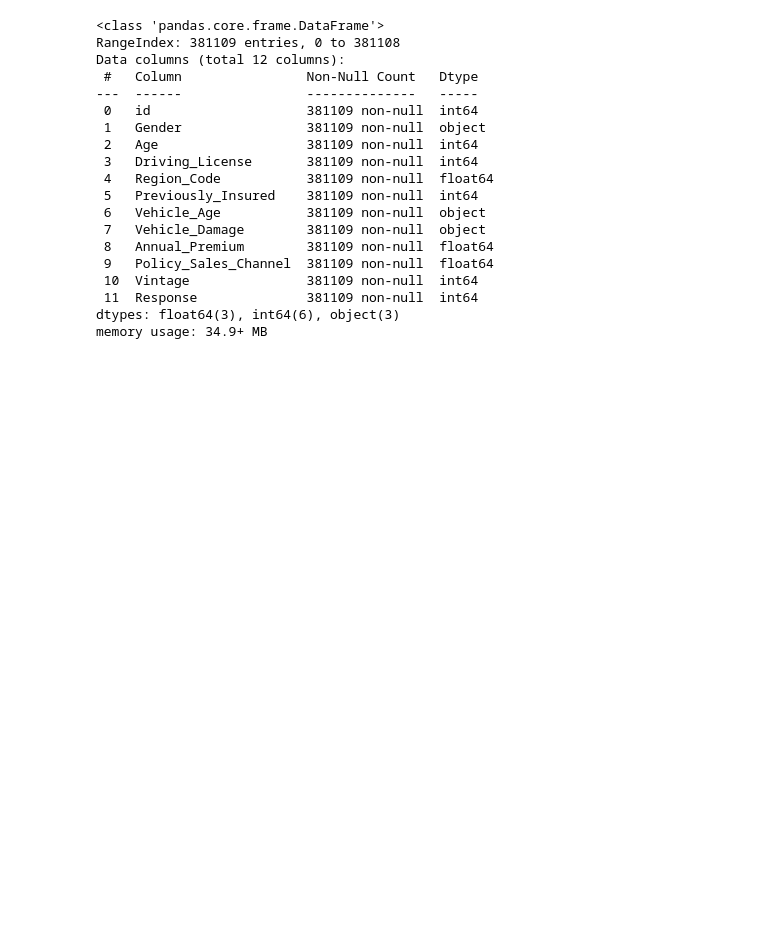
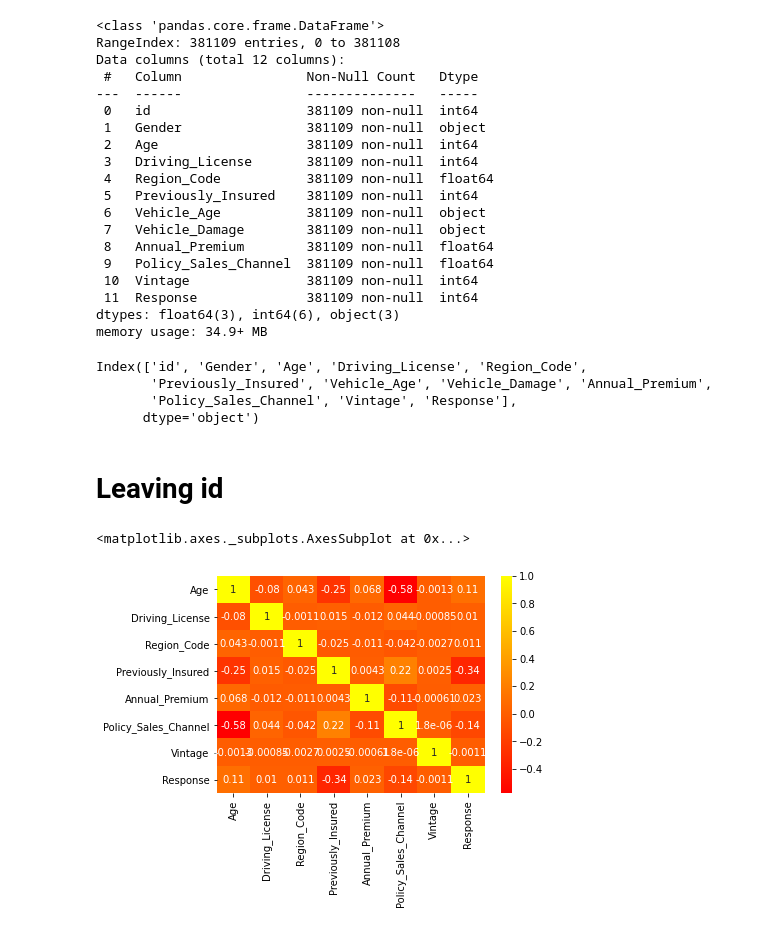
Before and after one commit to sky309/HEALTH-INSURANCE-CROSS-SELL-PREDICTION, a Jupyter notebook: {HEALTH_INSURANCE_CROSS_SELL_PREDICTION_Sarvesh_Kumar_Yadav}.ipynb, the cells around one changed output. Drawn from its saved outputs; the diff is of its cells as text; code cells hidden in the pictures; blank space fills up the shorter version.

```diff
--- a/{HEALTH_INSURANCE_CROSS_SELL_PREDICTION_Sarvesh_Kumar_Yadav}.ipynb
+++ b/{HEALTH_INSURANCE_CROSS_SELL_PREDICTION_Sarvesh_Kumar_Yadav}.ipynb
@@ -109,3 +170,14 @@ Data columns (total 12 columns):
  11  Response              381109 non-null  int64
 dtypes: float64(3), int64(6), object(3)
 memory usage: 34.9+ MB
+# %%
+df.columns
+# %% [output]
+Index(['id', 'Gender', 'Age', 'Driving_License', 'Region_Code',
+       'Previously_Insured', 'Vehicle_Age', 'Vehicle_Damage', 'Annual_Premium',
+       'Policy_Sales_Channel', 'Vintage', 'Response'],
+      dtype='object')
+# %% [markdown]
+# Leaving id
+# %%
+df.drop('id', axis= 1, inplace= True)
@@ -111,0 +189,5 @@ memory usage: 34.9+ MB
+# %%
+sns.heatmap(df.corr(), annot =True, cmap='autumn')
+# %% [output]
+<matplotlib.axes._subplots.AxesSubplot at 0x...>
+[figure, added]
```
Also changed, not shown: parts of 16 cells of this notebook.
